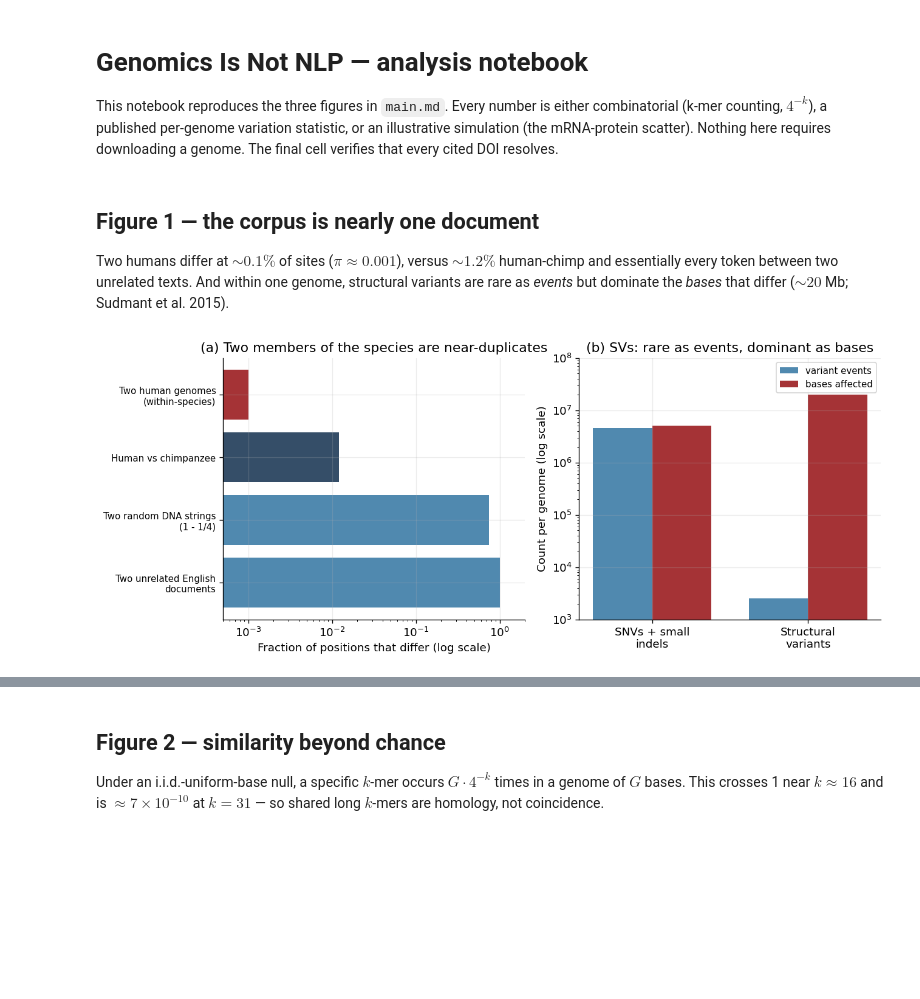
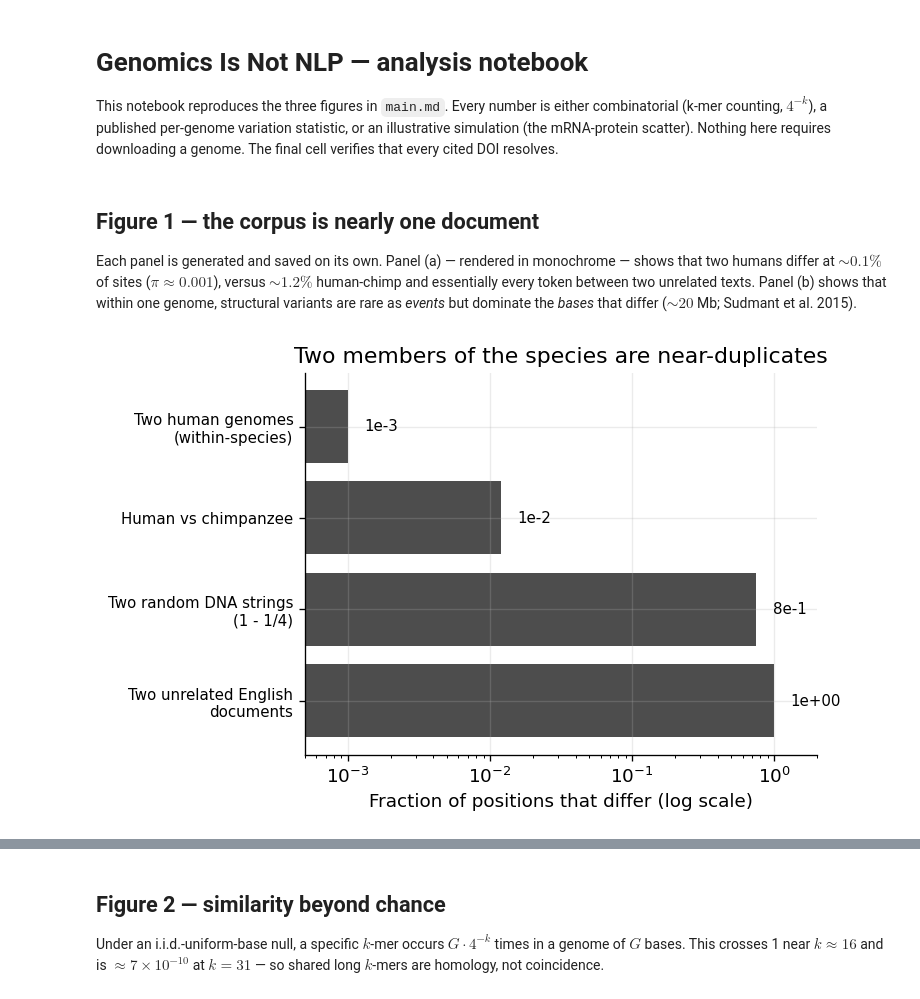
Before and after one commit to josephrich98/joseph_rich_blog, a Jupyter notebook: posts/genomics-vs-nlp/notebook.ipynb, the cells around one changed output, grey strips where cells are left out. Saved outputs shown, nothing was run; the diff lists cells and outputs as text; code cells hidden in the pictures; blank space fills up the shorter version.

```diff
--- a/posts/genomics-vs-nlp/notebook.ipynb
+++ b/posts/genomics-vs-nlp/notebook.ipynb
@@ -24,39 +24,34 @@ plt.rcParams.update({
 })
 
 NAVY, CRIMSON, STEEL, AMBER = "#1f3b57", "#9b1d20", "#3d7ca6", "#d99a00"
+GREY = "#4d4d4d"  # Fig 1a is intentionally monochrome (no color encoding)
 GENOME_BP = 3.2e9  # haploid human genome, base pairs
 # %% [markdown]
 ## Figure 1 — the corpus is nearly one document
 
-Two humans differ at $\sim 0.1\%$ of sites ($\pi \approx 0.001$), versus
+Each panel is generated and saved on its own. Panel (a) — rendered in monochrome —
+shows that two humans differ at $\sim 0.1\%$ of sites ($\pi \approx 0.001$), versus
 $\sim 1.2\%$ human-chimp and essentially every token between two unrelated texts.
-And within one genome, structural variants are rare as *events* but dominate the
-*bases* that differ ($\sim 20$ Mb; Sudmant et al. 2015).
+Panel (b) shows that within one genome, structural variants are rare as *events*
+but dominate the *bases* that differ ($\sim 20$ Mb; Sudmant et al. 2015).
 # %%
-fig, axes = plt.subplots(1, 2, figsize=(11, 4.6))
+# Figure 1a — monochrome: two members of the species are near-duplicates
+items = [
+    ("Two human genomes\n(within-species)", 1.0e-3),
+    ("Human vs chimpanzee", 1.2e-2),
+    ("Two random DNA strings\n(1 - 1/4)", 0.75),
+    ("Two unrelated English\ndocuments", 1.0),
+]
+labels = [i[0] for i in items]; fracs = np.array([i[1] for i in items])
+y = np.arange(len(items))[::-1]
 
-items = [
-    ("Two human genomes\n(within-species)", 1.0e-3, CRIMSON),
-    ("Human vs chimpanzee", 1.2e-2, NAVY),
-    ("Two random DNA strings\n(1 - 1/4)", 0.75, STEEL),
-    ("Two unrelated English\ndocuments", 1.0, STEEL),
-]
-labels = [i[0] for i in items]; fracs = np.array([i[1] for i in items]); colors = [i[2] for i in items]
-y = np.arange(len(items))[::-1]
-axes[0].barh(y, fracs, color=colors, alpha=0.9)
-axes[0].set_xscale("log"); axes[0].set_yticks(y); axes[0].set_yticklabels(labels, fontsize=9)
-axes[0].set_xlim(5e-4, 2.0); axes[0].set_xlabel("Fraction of positions that differ (log scale)")
-axes[0].set_title("(a) Two members of the species are near-duplicates")
-
-classes = ["SNVs + small\nindels", "Structural\nvariants"]
-events = np.array([4.5e6, 2.5e3]); bases = np.array([5.0e6, 2.0e7])
-x = np.arange(len(classes)); w = 0.38
-axes[1].bar(x - w/2, events, w, color=STEEL, alpha=0.9, label="variant events")
-axes[1].bar(x + w/2, bases, w, color=CRIMSON, alpha=0.9, label="bases affected")
-axes[1].set_yscale("log"); axes[1].set_xticks(x); axes[1].set_xticklabels(classes)
-axes[1].set_ylabel("Count per genome (log scale)"); axes[1].set_ylim(1e3, 1e8)
-axes[1].legend(fontsize=9, loc="upper right"); axes[1].set_title("(b) SVs: rare as events, dominant as bases")
-
-fig.tight_layout(); fig.savefig(os.path.join(FIG, "corpus_redundancy.png")); plt.show()
+fig, ax = plt.subplots(figsize=(6.4, 4.2))
+ax.barh(y, fracs, color=GREY)
+ax.set_xscale("log"); ax.set_yticks(y); ax.set_yticklabels(labels, fontsize=9)
+ax.set_xlim(5e-4, 2.0); ax.set_xlabel("Fraction of positions that differ (log scale)")
+for yi, f in zip(y, fracs):
+    ax.text(f * 1.3, yi, f"{f:.0e}".replace("e-0", "e-"), va="center", ha="left", fontsize=9)
+ax.set_title("Two members of the species are near-duplicates")
+fig.tight_layout(); fig.savefig(os.path.join(FIG, "corpus_redundancy_a.png")); plt.show()
 # %% [output]
-[figure, old version]
+[figure, new version]
```
Also changed, not shown: parts of 5 cells of this notebook, 4 other files.
